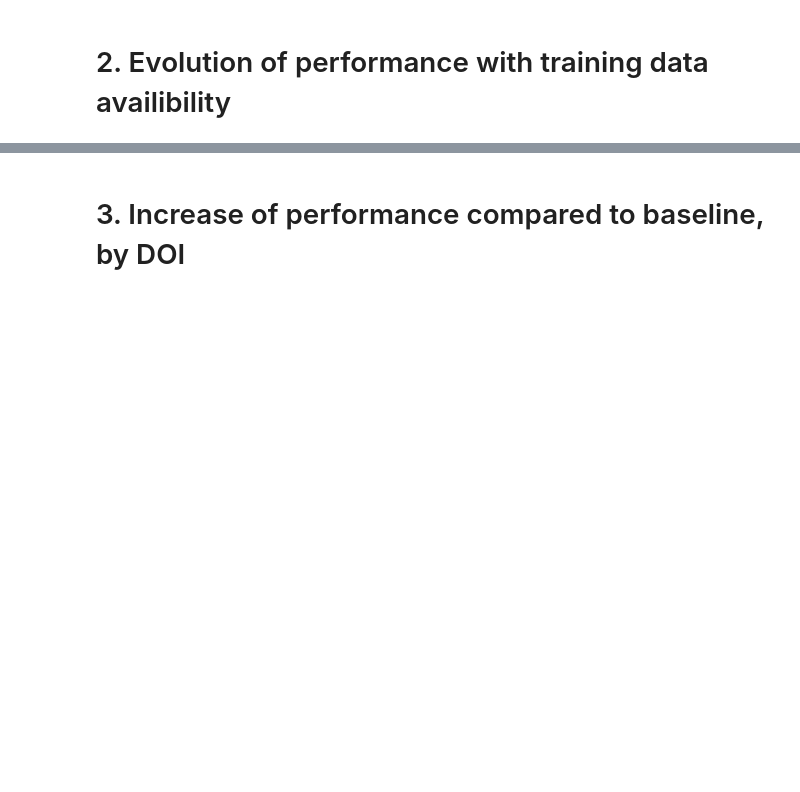
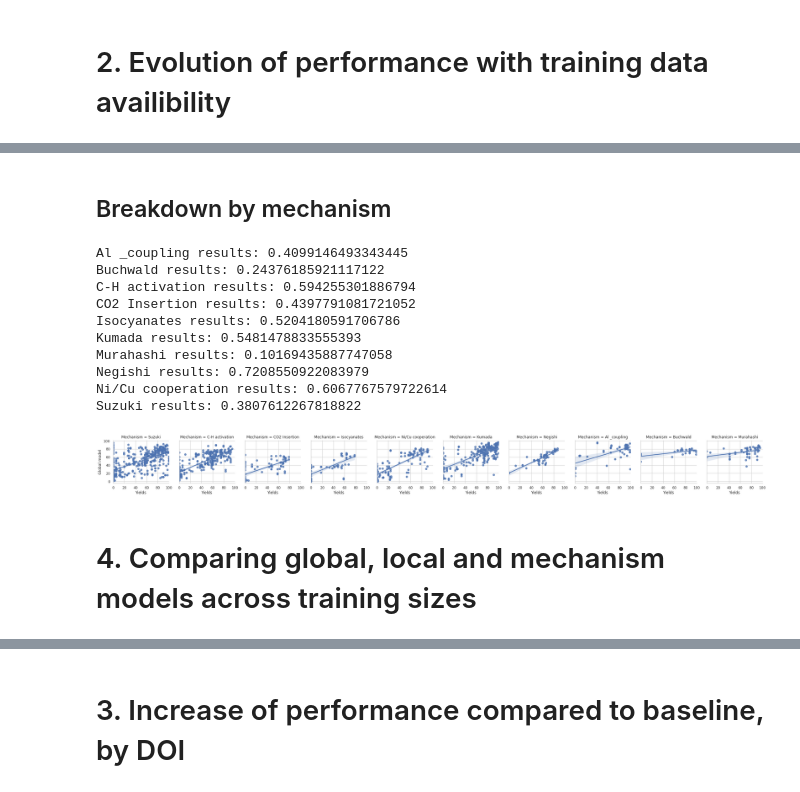
Before and after one commit to truejulosdu13/NiCOlit, a Jupyter notebook: dft_descriptors_analysis.ipynb, the cells around one changed output, grey strips where cells are left out. Saved outputs shown, nothing was run; the diff lists cells and outputs as text; code cells hidden in the pictures; blank space fills up the shorter version.

```diff
--- a/dft_descriptors_analysis.ipynb
+++ b/dft_descriptors_analysis.ipynb
@@ -122,0 +162,22 @@ plt.show()
+# %% [markdown]
+## Breakdown by mechanism
+# %%
+g = sns.FacetGrid(display_df, col="Mechanism")
+g.map(sns.regplot, "Yields", "Global model")
+for mecha in np.unique(additional_stratification_values):
+    indexes = np.where(np.array(additional_stratification_values)==mecha)
+    print("{} results: {}".format(mecha, metric(np.array(values)[indexes], np.array(model_values)[indexes])))
+# %% [output]
+Al _coupling results: 0.4099146493343445
+Buchwald results: 0.24376185921117122
+C-H activation results: 0.594255301886794
+CO2 Insertion results: 0.4397791081721052
+Isocyanates results: 0.5204180591706786
+Kumada results: 0.5481478833555393
+Murahashi results: 0.10169435887747058
+Negishi results: 0.7208550922083979
+Ni/Cu cooperation results: 0.6067767579722614
+Suzuki results: 0.3807612267818822
+[figure, added]
+# %% [markdown]
+# 4. Comparing global, local and mechanism models across training sizes
```
Also changed, not shown: parts of 33 cells of this notebook, 2 other files.
